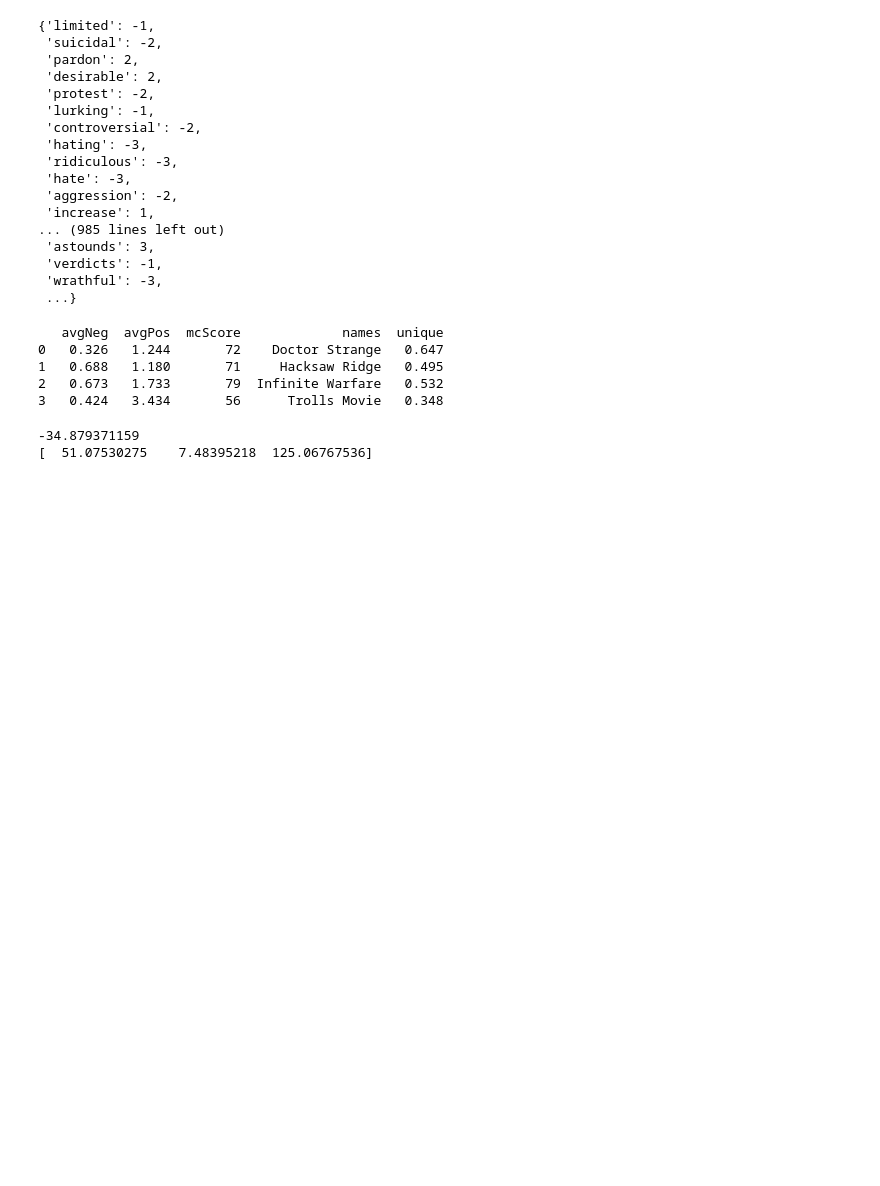
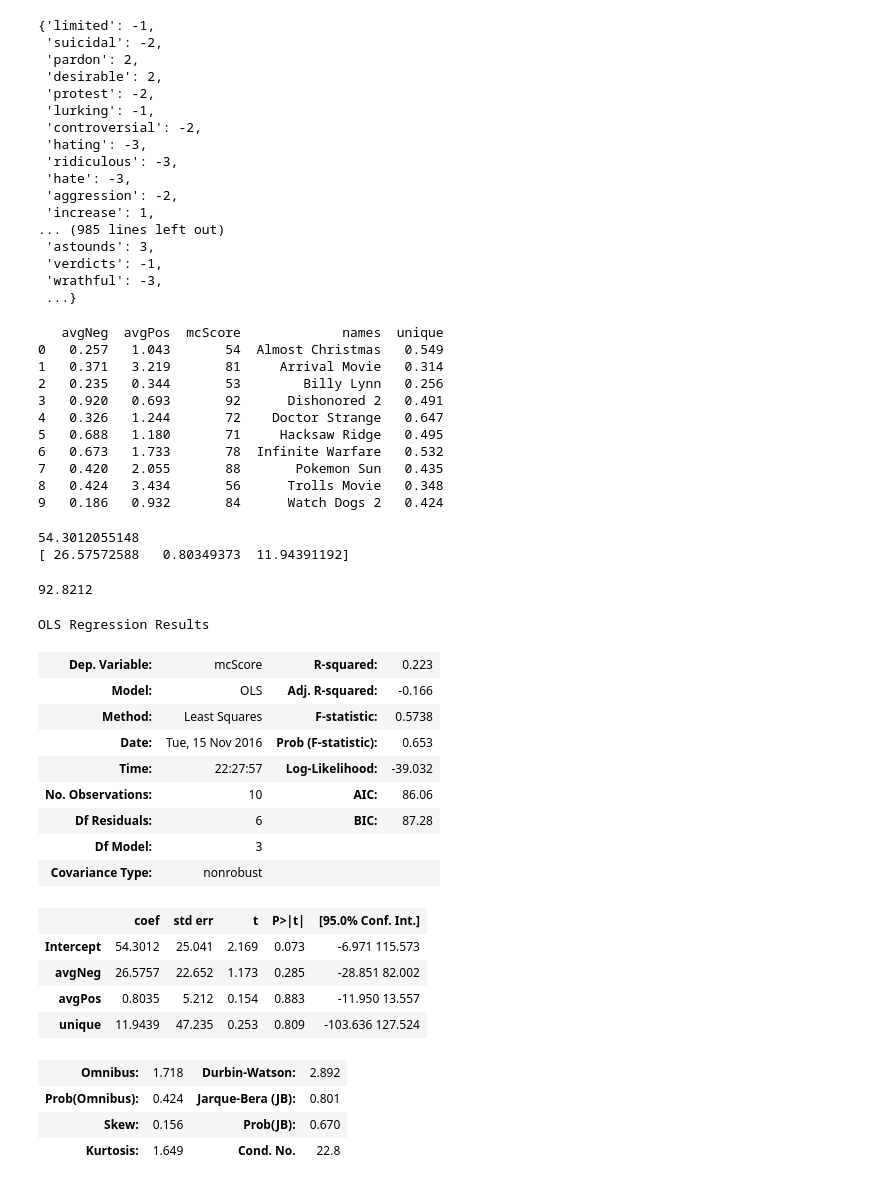
Before and after one commit to amspies/cse408, a Jupyter notebook: P3/Code/Model_Building_Notebook.ipynb, the cells around one changed output. Saved outputs shown, nothing was run; the diff lists cells and outputs as text; code cells hidden in the pictures; blank space fills up the shorter version.

Commit message:
Added more data and worked a little bit more on model

```diff
--- a/P3/Code/Model_Building_Notebook.ipynb
+++ b/P3/Code/Model_Building_Notebook.ipynb
@@ -47,7 +47,7 @@ names = []
 uniquePercent = []
 avgPosScore = []
 avgNegScore = []
-mcScore = [72,71,79,56]
+mcScore = [54,81,53,92,72,71,78,88,56,84]
 en_stop = get_stop_words('en')
 tokenizer = RegexpTokenizer(r'\w+')
 #For each filename in the file
@@ -93,10 +93,16 @@ dataDF = pd.DataFrame(dataDF)
 print(dataDF)
 # %% [output]
    avgNeg  avgPos  mcScore             names  unique
-0   0.326   1.244       72    Doctor Strange   0.647
-1   0.688   1.180       71     Hacksaw Ridge   0.495
-2   0.673   1.733       79  Infinite Warfare   0.532
-3   0.424   3.434       56      Trolls Movie   0.348
+0   0.257   1.043       54  Almost Christmas   0.549
+1   0.371   3.219       81     Arrival Movie   0.314
+2   0.235   0.344       53        Billy Lynn   0.256
+3   0.920   0.693       92      Dishonored 2   0.491
+4   0.326   1.244       72    Doctor Strange   0.647
+5   0.688   1.180       71     Hacksaw Ridge   0.495
+6   0.673   1.733       78  Infinite Warfare   0.532
+7   0.420   2.055       88       Pokemon Sun   0.435
+8   0.424   3.434       56      Trolls Movie   0.348
+9   0.186   0.932       84      Watch Dogs 2   0.424
 # %%
 from sklearn.linear_model import LinearRegression
 feature_cols = ['avgNeg','avgPos','unique']
@@ -108,5 +114,33 @@ lm.fit(x,y)
 print lm.intercept_
 print lm.coef_
 # %% [output]
--34.879371159
-[  51.07530275    7.48395218  125.06767536]
+54.3012055148
+[ 26.57572588   0.80349373  11.94391192]
+# %%
+54.30120+11.944*1+26.576
+# %% [output]
+92.8212
+# %%
+import statsmodels.formula.api as smf
+lm = smf.ols(formula='mcScore ~ avgNeg + avgPos + unique', data=dataDF).fit()
+lm.summary()
+# %% [output]
+OLS Regression Results
+| Dep. Variable: | mcScore | R-squared: | 0.223 |
+| Model: | OLS | Adj. R-squared: | -0.166 |
+| Method: | Least Squares | F-statistic: | 0.5738 |
+| Date: | Tue, 15 Nov 2016 | Prob (F-statistic): | 0.653 |
+| Time: | 22:27:57 | Log-Likelihood: | -39.032 |
+| No. Observations: | 10 | AIC: | 86.06 |
+| Df Residuals: | 6 | BIC: | 87.28 |
+| Df Model: | 3 |  |  |
+| Covariance Type: | nonrobust |  |  |
+|  | coef | std err | t | P>|t| | [95.0% Conf. Int.] |
+| Intercept | 54.3012 | 25.041 | 2.169 | 0.073 | -6.971 115.573 |
+| avgNeg | 26.5757 | 22.652 | 1.173 | 0.285 | -28.851 82.002 |
+| avgPos | 0.8035 | 5.212 | 0.154 | 0.883 | -11.950 13.557 |
+| unique | 11.9439 | 47.235 | 0.253 | 0.809 | -103.636 127.524 |
+| Omnibus: | 1.718 | Durbin-Watson: | 2.892 |
+| Prob(Omnibus): | 0.424 | Jarque-Bera (JB): | 0.801 |
+| Skew: | 0.156 | Prob(JB): | 0.670 |
+| Kurtosis: | 1.649 | Cond. No. | 22.8 |
```
Also changed, not shown: 6 other files.
